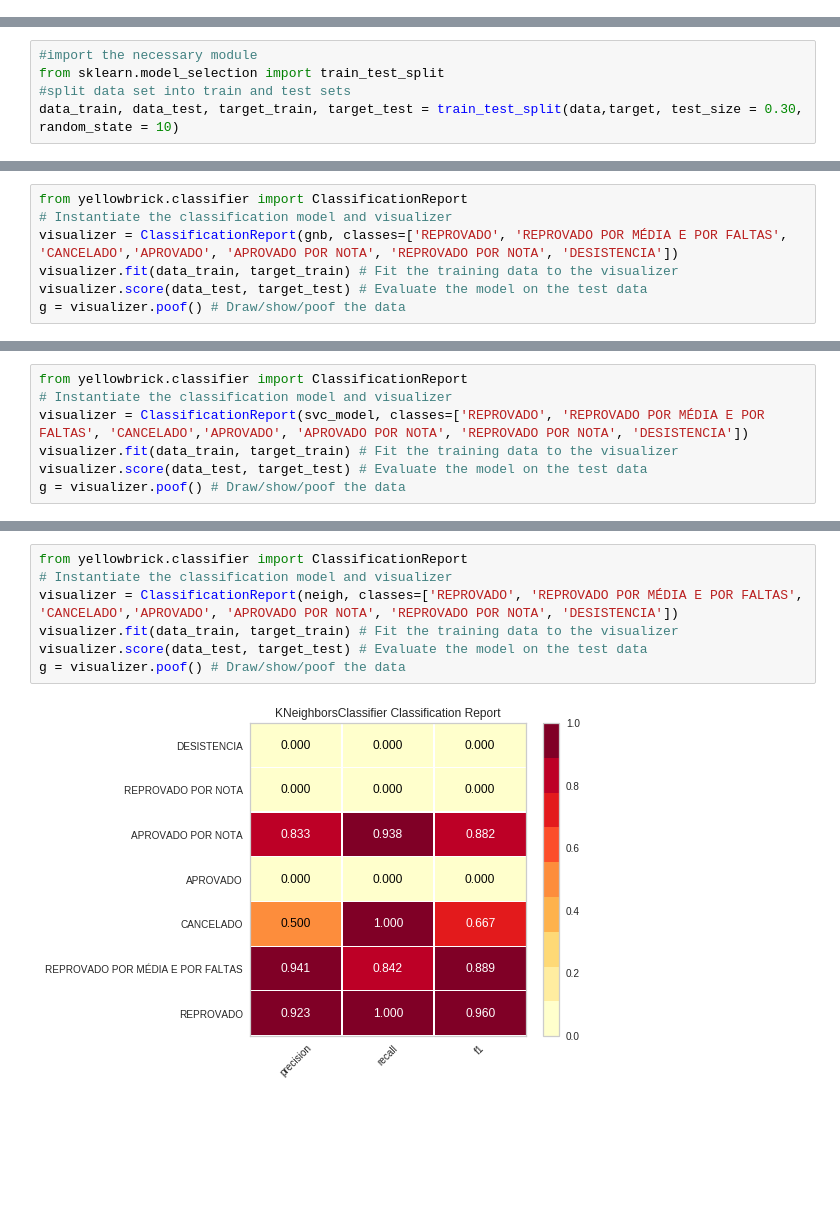
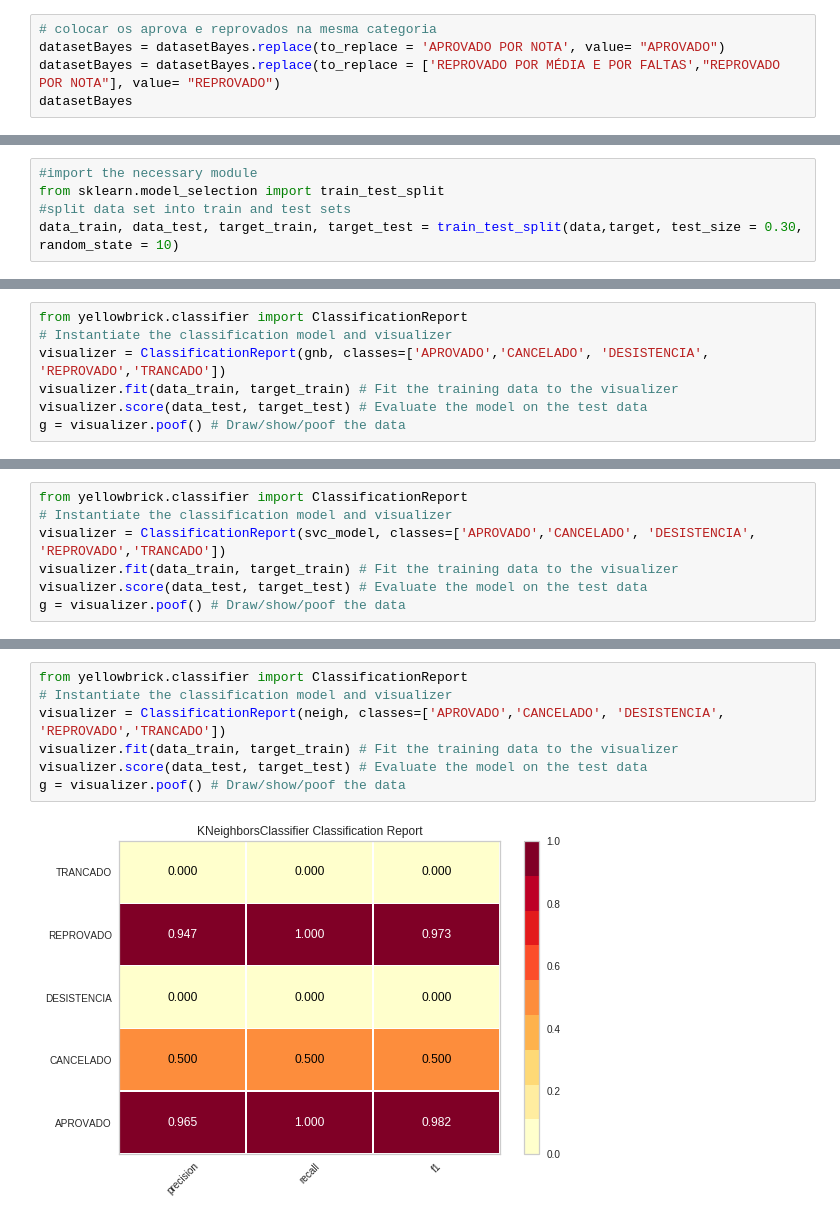
Before and after one commit to repitta/CienciaDeDadosEducacionais, a Jupyter notebook: Análise_Luana.ipynb, the cells around one changed output, grey strips where cells are left out. Drawn from its saved outputs; the diff is of its cells as text; blank space fills up the shorter version.

```diff
--- a/Análise_Luana.ipynb
+++ b/Análise_Luana.ipynb
@@ -500,3 +500,8 @@ datasetBayes
 | 999 | 20170109100 | APROVADO | APROVADO POR NOTA | APROVADO | APROVADO | ... |
 | 1001 | 20170146918 | APROVADO POR NOTA | APROVADO POR NOTA | APROVADO POR NOTA | APROVADO POR NOTA | ... |
 259 rows × 8 columns
+# %%
+# colocar os aprova e reprovados na mesma categoria
+datasetBayes = datasetBayes.replace(to_replace = 'APROVADO POR NOTA', value= "APROVADO")
+datasetBayes = datasetBayes.replace(to_replace = ['REPROVADO POR MÉDIA E POR FALTAS',"REPROVADO POR NOTA"], value= "REPROVADO")
+datasetBayes
@@ -601,7 +624,7 @@ array([5, 6, 2, 0, 1, 7, 3, 4, 8])
 # %%
 from yellowbrick.classifier import ClassificationReport
 # Instantiate the classification model and visualizer
-visualizer = ClassificationReport(gnb, classes=['REPROVADO', 'REPROVADO POR MÉDIA E POR FALTAS', 'CANCELADO','APROVADO', 'APROVADO POR NOTA', 'REPROVADO POR NOTA', 'DESISTENCIA'])
+visualizer = ClassificationReport(gnb, classes=['APROVADO','CANCELADO', 'DESISTENCIA', 'REPROVADO','TRANCADO'])
 visualizer.fit(data_train, target_train) # Fit the training data to the visualizer
 visualizer.score(data_test, target_test) # Evaluate the model on the test data
 g = visualizer.poof() # Draw/show/poof the data
@@ -610,7 +633,7 @@ g = visualizer.poof() # Draw/show/poof the data
 # %%
 from yellowbrick.classifier import ClassificationReport
 # Instantiate the classification model and visualizer
-visualizer = ClassificationReport(svc_model, classes=['REPROVADO', 'REPROVADO POR MÉDIA E POR FALTAS', 'CANCELADO','APROVADO', 'APROVADO POR NOTA', 'REPROVADO POR NOTA', 'DESISTENCIA'])
+visualizer = ClassificationReport(svc_model, classes=['APROVADO','CANCELADO', 'DESISTENCIA', 'REPROVADO','TRANCADO'])
 visualizer.fit(data_train, target_train) # Fit the training data to the visualizer
 visualizer.score(data_test, target_test) # Evaluate the model on the test data
 g = visualizer.poof() # Draw/show/poof the data
@@ -617,9 +642,9 @@ g = visualizer.poof() # Draw/show/poof the data
 # %%
 from yellowbrick.classifier import ClassificationReport
 # Instantiate the classification model and visualizer
-visualizer = ClassificationReport(neigh, classes=['REPROVADO', 'REPROVADO POR MÉDIA E POR FALTAS', 'CANCELADO','APROVADO', 'APROVADO POR NOTA', 'REPROVADO POR NOTA', 'DESISTENCIA'])
+visualizer = ClassificationReport(neigh, classes=['APROVADO','CANCELADO', 'DESISTENCIA', 'REPROVADO','TRANCADO'])
 visualizer.fit(data_train, target_train) # Fit the training data to the visualizer
 visualizer.score(data_test, target_test) # Evaluate the model on the test data
 g = visualizer.poof() # Draw/show/poof the data
 # %% [output]
-[figure, old version]
+[figure, new version]
```
Also changed, not shown: parts of 11 cells of this notebook.
